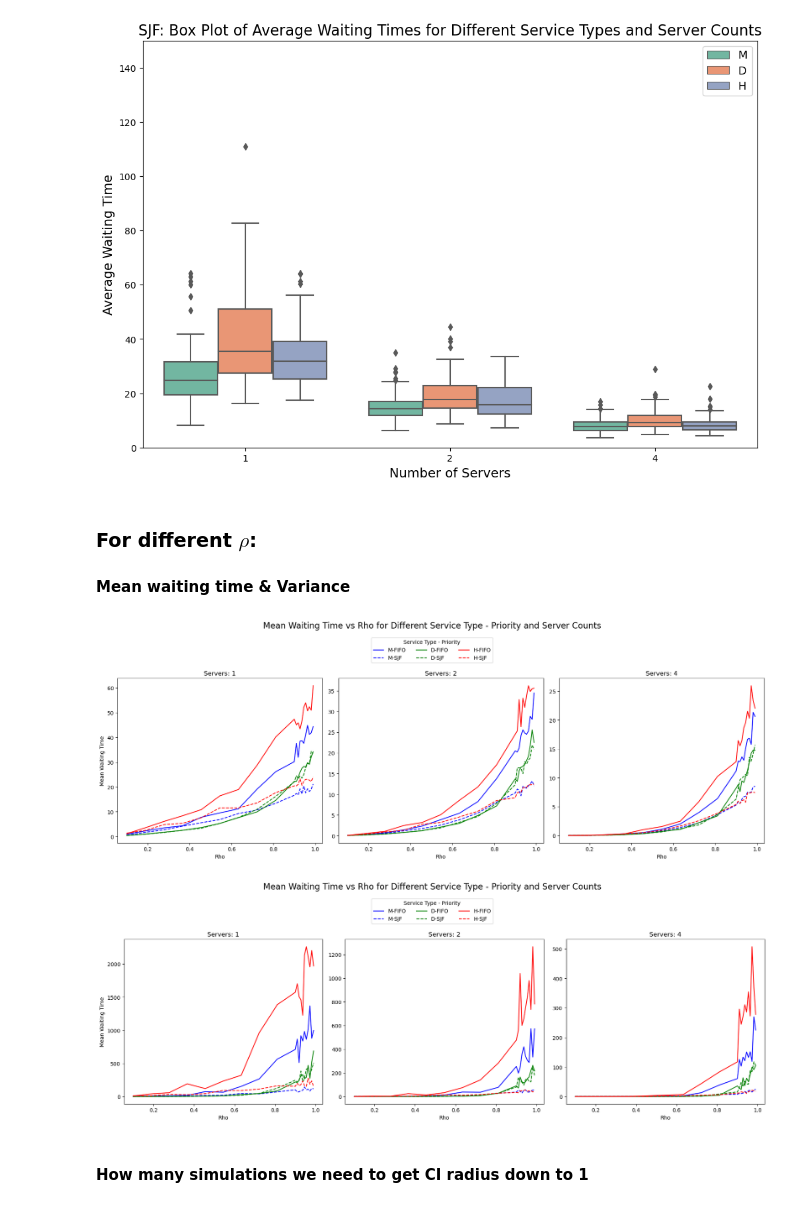
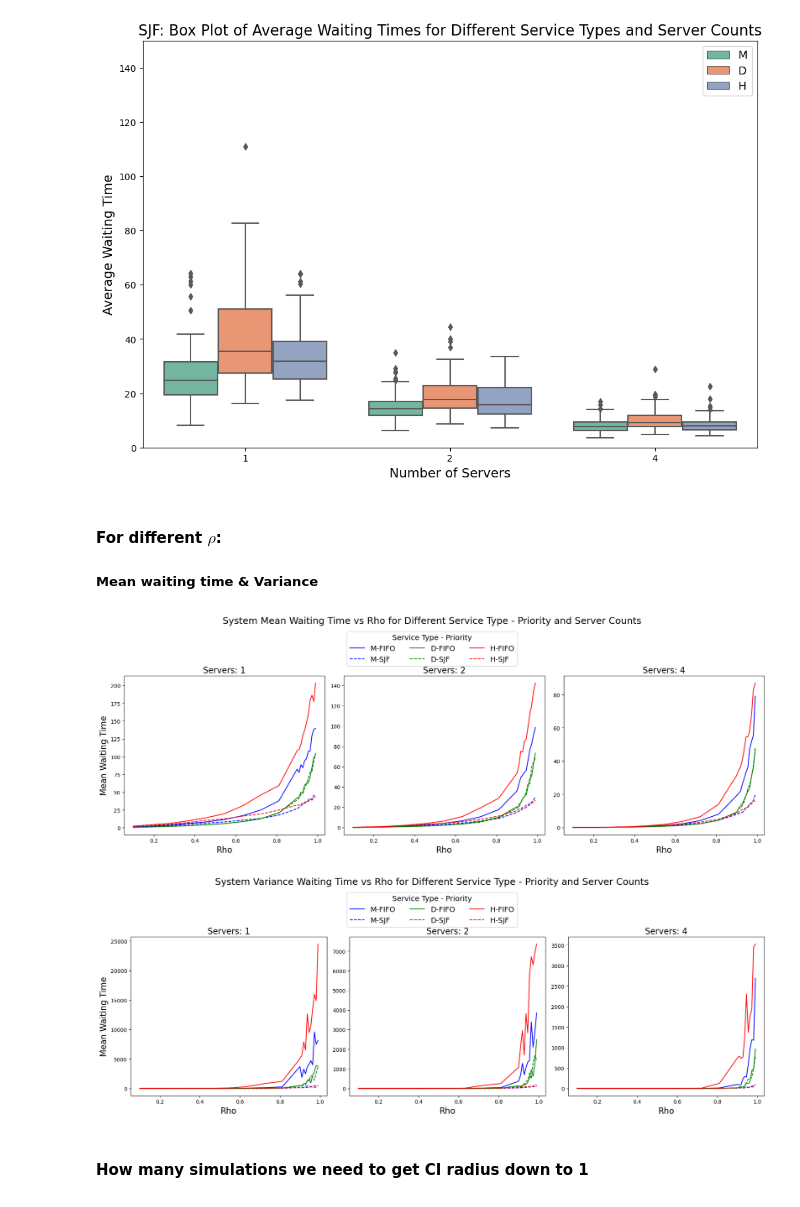
Before and after one commit to ThomasTenDamme/Stochastic_Simulation_Assignment2, a Jupyter notebook: Assignment 2 Thomas.ipynb, the cells around one changed output. Saved outputs shown, nothing was run; the diff lists cells and outputs as text; code cells hidden in the pictures.

```diff
--- a/Assignment 2 Thomas.ipynb
+++ b/Assignment 2 Thomas.ipynb
@@ -616,7 +643,7 @@ random.seed(RANDOM_SEED)
 
 # Simulation parameters
 MU = 1/10
-SIMULATION_TIME = 500
+SIMULATION_TIME = 5000
 NUM_SIMULATIONS = 100
 CONFIDENCE_LEVEL = 0.95
 n_values = [1, 2, 4]
@@ -1047,8 +1076,8 @@ plt.show()
 [figure]
 [figure]
 # %% [markdown]
-### For different $\rho$:
-#### Mean waiting time & Variance
+#### For different $\rho$:
+##### Mean waiting time & Variance
 # %%
 def simulate(env, num_counters, service_rate, arrival_rate, priority_type, simulation_time, service_type):
     bank = Bank(env, num_counters, service_rate, priority_type, service_type)
@@ -1059,7 +1088,7 @@ def simulate(env, num_counters, service_rate, arrival_rate, priority_type, simul
 # Define the parameters for the simulation
 RANDOM_SEED = 42
 MU = 1/10  # Service rate
-SIMULATION_TIME = 500  # Total time for each simulation
+SIMULATION_TIME = 5000  # Total time for each simulation
 NUM_SIMULATIONS = 100  # Number of simulations per load factor
 n_values = [1, 2, 4]  # Different numbers of servers to simulate
 priority_types = ["FIFO", "SJF"]  # Types of queueing disciplines
@@ -1116,7 +1145,7 @@ df_waiting_times_results = pd.DataFrame(waiting_times_results)
 # %%
 # Define colors corresponding to each service type
 colors = {'M': 'blue', 'D': 'green', 'H': 'red'}
-
+service_types = ["M", "D", "H"]
 # Define line styles corresponding to priority
 linestyles = {'FIFO': 'solid', 'SJF': 'dashed'}
 vertical_axis_objects = ['Mean Waiting Time', 'Variance Waiting Time']
@@ -1128,41 +1157,41 @@ for vertical_axis_object in vertical_axis_objects:
 
     # Plot the subplot for mean waiting time
     for i, servers in enumerate(n_values):
         ax = axes[i]
 
         for service_type in service_types:
             for priority in priority_types:
                 # Filter data for specific conditions
                 mask = (df_waiting_times_results['Servers'] == servers) & \
                     (df_waiting_times_results['Service Type'] == service_type) & \
                     (df_waiting_times_results['Priority'] == priority)
                 subset = df_waiting_times_results[mask]
 
                 # Plot the line graph of rho vs. mean waiting time
                 handle, = ax.plot(subset['Rho'], subset[vertical_axis_object],
                                 label=f'{service_type}-{priority}',
                                 color=colors[service_type], linestyle=linestyles[priority])
                 if i == 0:  # Add legend handles only in the first subplot
                     handles_list.append(handle)
 
-        ax.set_title(f'Servers: {servers}')
-        ax.set_xlabel('Rho')
+        ax.set_title(f'Servers: {servers}', fontsize=16)
+        ax.set_xlabel('Rho', fontsize=16)
         if i == 0:
-            ax.set_ylabel('Mean Waiting Time')
+            ax.set_ylabel('Mean Waiting Time', fontsize=16)
 
     # Add legend
     # Adjust bbox_to_anchor parameter when calling fig.legend
-    fig.legend(handles=handles_list, loc='upper center', bbox_to_anchor=(0.5, 1.02),
-            ncol=3, title='Service Type - Priority')
+    fig.legend(handles=handles_list, loc='upper center', bbox_to_anchor=(0.5, 1.03),
+            ncol=3, title='Service Type - Priority', title_fontsize=14, fontsize=14)
 
     # Adjust y parameter when calling fig.suptitle
-    fig.suptitle('Mean Waiting Time vs Rho for Different Service Type - Priority and Server Counts', fontsize=16, y=1.08)
+    fig.suptitle(f'System {vertical_axis_object} vs Rho for Different Service Type - Priority and Server Counts', fontsize=18, y=1.08)
 
     plt.tight_layout(rect=[0, 0, 1, 0.95])
     plt.show()
 # %% [output]
-[figure, old version]
+[figure, new version]
-[figure, old version]
+[figure, new version]
 # %% [markdown]
 #### How many simulations we need to get CI radius down to 1
 # %%
```
Also changed, not shown: parts of 13 cells of this notebook.
